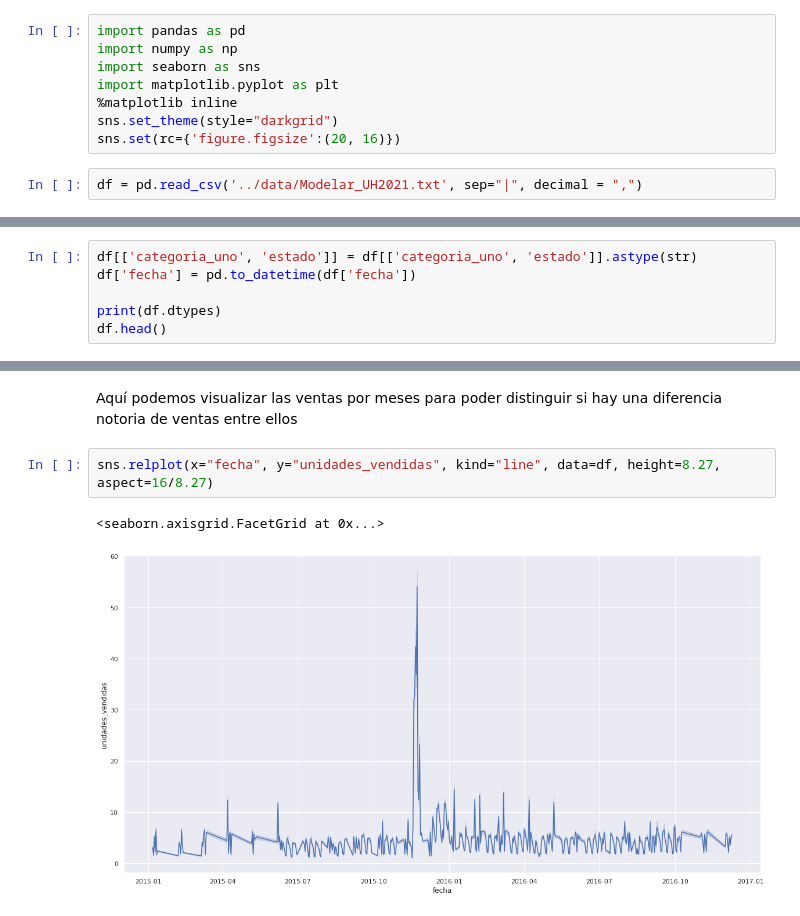
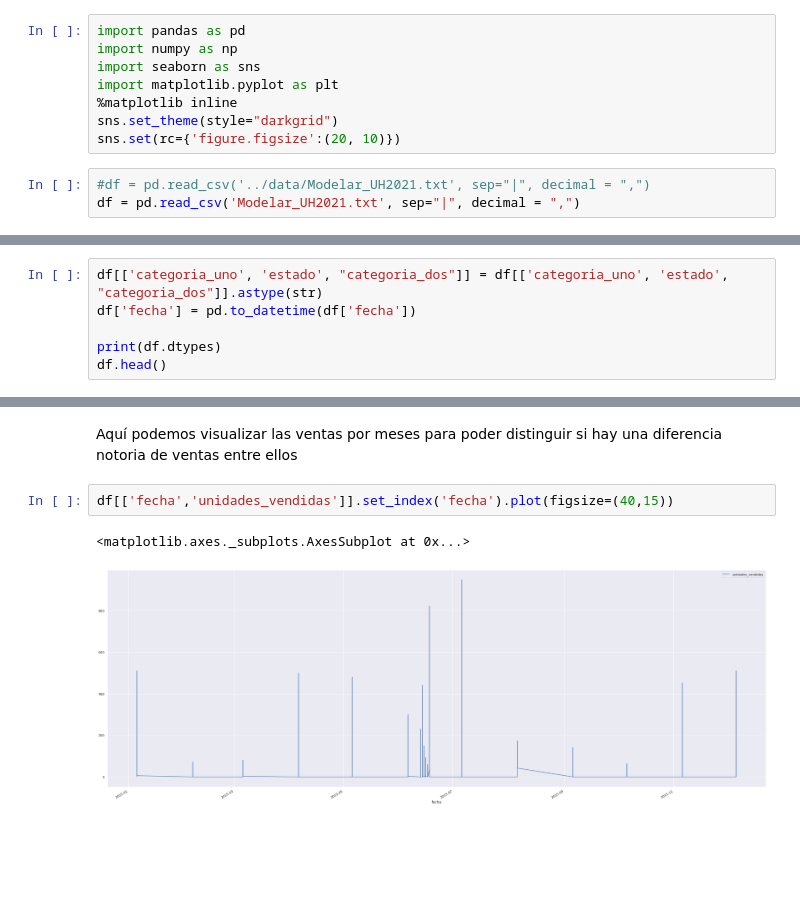
Before and after one commit to bishetheanswer/altamiras-cave, a Jupyter notebook: mario.ipynb, the cells around one changed output, grey strips where cells are left out. Saved outputs shown, nothing was run; the diff lists cells and outputs as text; blank space fills up the shorter version.

```diff
--- a/mario.ipynb
+++ b/mario.ipynb
@@ -5,9 +5,10 @@ import seaborn as sns
 import matplotlib.pyplot as plt
 %matplotlib inline
 sns.set_theme(style="darkgrid")
-sns.set(rc={'figure.figsize':(20, 16)})
+sns.set(rc={'figure.figsize':(20, 10)})
 # %%
-df = pd.read_csv('../data/Modelar_UH2021.txt', sep="|", decimal = ",")
+#df = pd.read_csv('../data/Modelar_UH2021.txt', sep="|", decimal = ",")
+df = pd.read_csv('Modelar_UH2021.txt', sep="|", decimal = ",")
 # %%
 df.head()
 # %% [output]
@@ -105,7 +115,7 @@ df['antiguedad'].replace(np.nan, mean_val, inplace=True)
 # %% [markdown]
 Vamos a cambiar los tipos de datos de las columnas para poder tratarlos en un futuro.
 # %%
-df[['categoria_uno', 'estado']] = df[['categoria_uno', 'estado']].astype(str)
+df[['categoria_uno', 'estado', "categoria_dos"]] = df[['categoria_uno', 'estado', "categoria_dos"]].astype(str)
 df['fecha'] = pd.to_datetime(df['fecha'])
 
 print(df.dtypes)
@@ -132,7 +142,7 @@ dtype: object
 # %% [markdown]
 Aquí podemos visualizar las ventas por meses para poder distinguir si hay una diferencia notoria de ventas entre ellos
-# %%
-sns.relplot(x="fecha", y="unidades_vendidas", kind="line", data=df, height=8.27, aspect=16/8.27)
-# %% [output]
-<seaborn.axisgrid.FacetGrid at 0x...>
-[figure, removed]
+# %%
+df[['fecha','unidades_vendidas']].set_index('fecha').plot(figsize=(40,15))
+# %% [output]
+<matplotlib.axes._subplots.AxesSubplot at 0x...>
+[figure, added]
```
Also changed, not shown: parts of 17 cells of this notebook.
